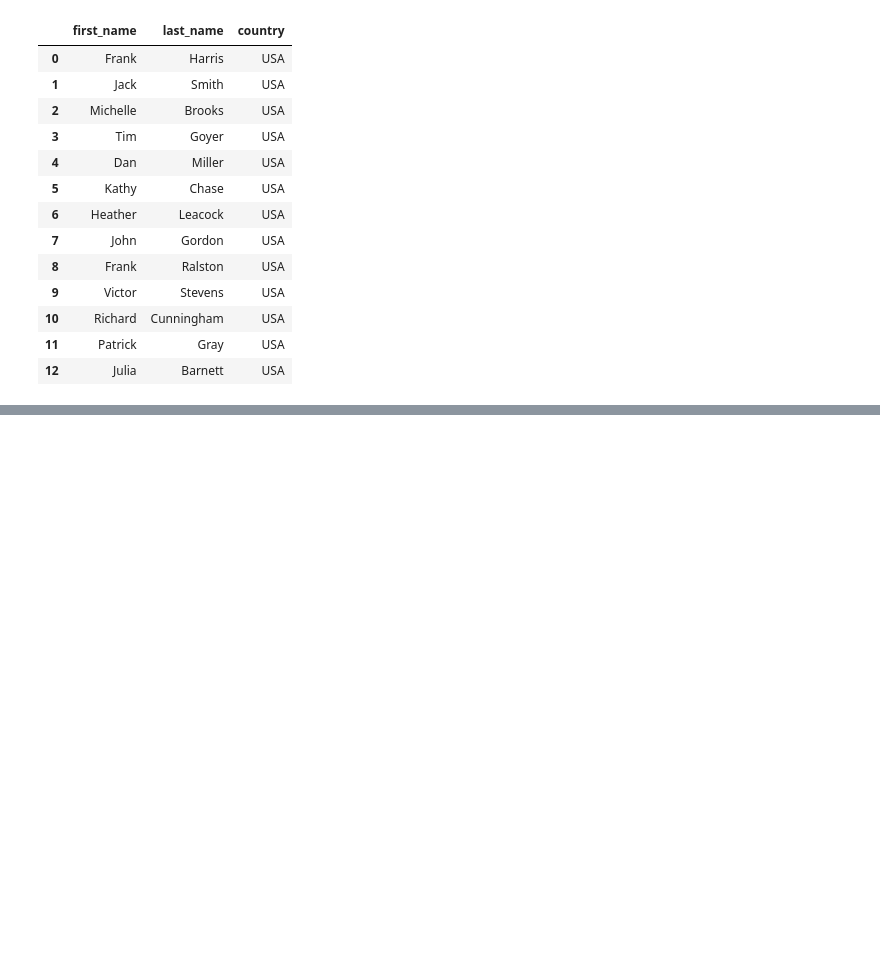
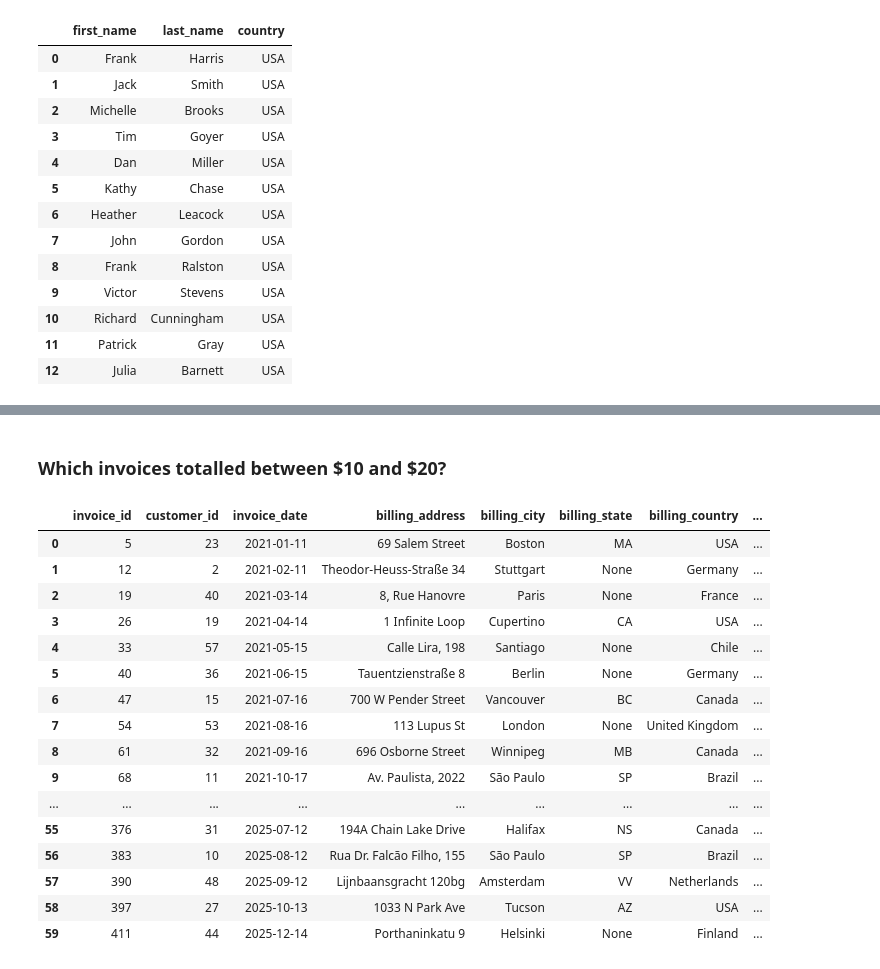
Before and after one commit to krauseannelize/nb-sql-ms-exercises, a Jupyter notebook: 01_introduction_to_sql.ipynb, the cells around one changed output, grey strips where cells are left out. Drawn from its saved outputs; the diff is of its cells as text; code cells hidden in the pictures; blank space fills up the shorter version.

```diff
--- a/01_introduction_to_sql.ipynb
+++ b/01_introduction_to_sql.ipynb
@@ -315,0 +393,34 @@ pd.read_sql(sa.text(query),connection)
+# %% [markdown]
+### Which invoices totalled between \$10 and \$20?
+# %%
+# Create an SQLAlchemy TextClause object from the raw SQL query
+query = """
+SELECT
+	*
+FROM
+  invoice
+WHERE
+	total BETWEEN 10 AND 20
+;
+"""
+
+# Execute the SQL query and load the result into a Pandas DataFrame
+pd.read_sql(sa.text(query),connection)
+# %% [output]
+|  | invoice_id | customer_id | invoice_date | billing_address | billing_city | billing_state | billing_country | ... |
+| 0 | 5 | 23 | 2021-01-11 | 69 Salem Street | Boston | MA | USA | ... |
+| 1 | 12 | 2 | 2021-02-11 | Theodor-Heuss-Straße 34 | Stuttgart | None | Germany | ... |
+| 2 | 19 | 40 | 2021-03-14 | 8, Rue Hanovre | Paris | None | France | ... |
+| 3 | 26 | 19 | 2021-04-14 | 1 Infinite Loop | Cupertino | CA | USA | ... |
+| 4 | 33 | 57 | 2021-05-15 | Calle Lira, 198 | Santiago | None | Chile | ... |
+| 5 | 40 | 36 | 2021-06-15 | Tauentzienstraße 8 | Berlin | None | Germany | ... |
+| 6 | 47 | 15 | 2021-07-16 | 700 W Pender Street | Vancouver | BC | Canada | ... |
+| 7 | 54 | 53 | 2021-08-16 | 113 Lupus St | London | None | United Kingdom | ... |
+| 8 | 61 | 32 | 2021-09-16 | 696 Osborne Street | Winnipeg | MB | Canada | ... |
+| 9 | 68 | 11 | 2021-10-17 | Av. Paulista, 2022 | São Paulo | SP | Brazil | ... |
+| ... | ... | ... | ... | ... | ... | ... | ... | ... |
+| 55 | 376 | 31 | 2025-07-12 | 194A Chain Lake Drive | Halifax | NS | Canada | ... |
+| 56 | 383 | 10 | 2025-08-12 | Rua Dr. Falcão Filho, 155 | São Paulo | SP | Brazil | ... |
+| 57 | 390 | 48 | 2025-09-12 | Lijnbaansgracht 120bg | Amsterdam | VV | Netherlands | ... |
+| 58 | 397 | 27 | 2025-10-13 | 1033 N Park Ave | Tucson | AZ | USA | ... |
+| 59 | 411 | 44 | 2025-12-14 | Porthaninkatu 9 | Helsinki | None | Finland | ... |
```
Also changed, not shown: parts of 13 cells of this notebook.
